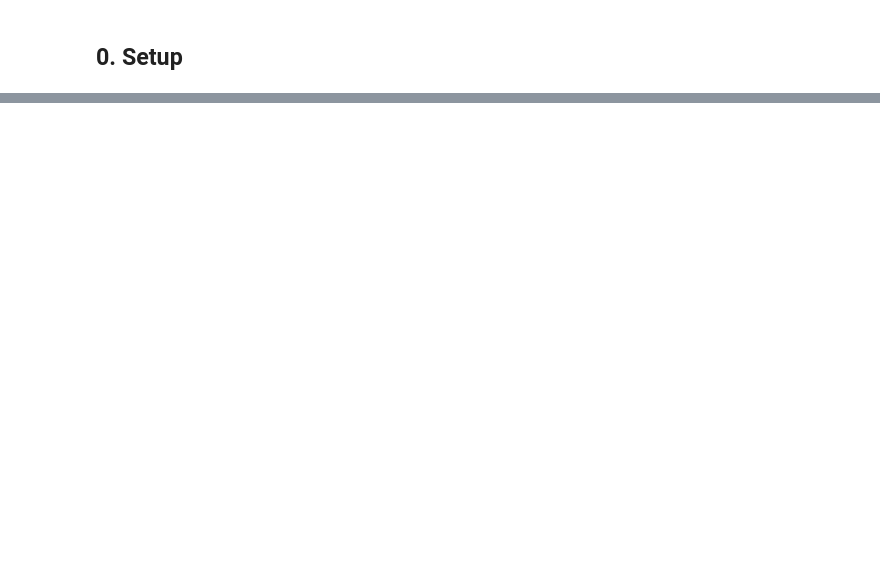
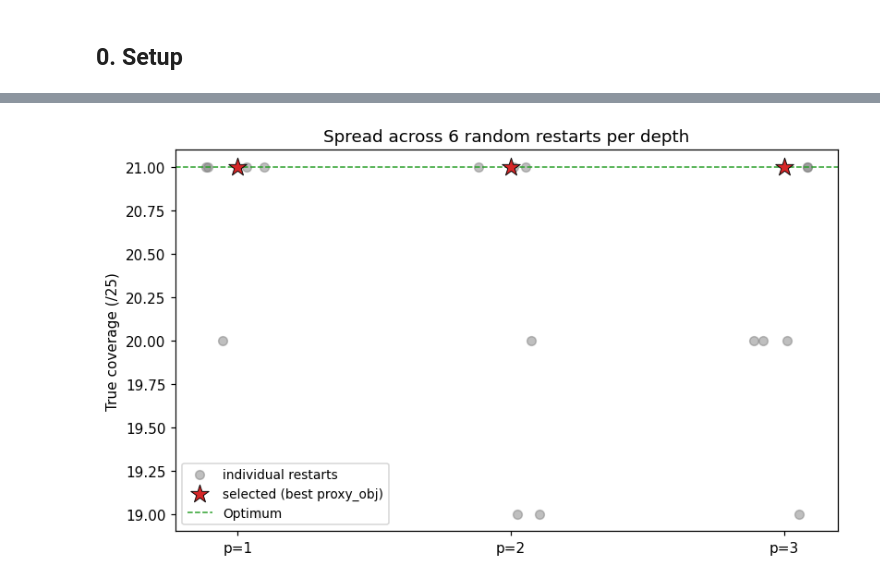
Before and after one commit to DevCisco/QuantumForecast, a Jupyter notebook: quantum_sensor_placement.ipynb, the cells around one changed output, grey strips where cells are left out. Saved outputs shown, nothing was run; the diff lists cells and outputs as text; code cells hidden in the pictures; blank space fills up the shorter version.

```diff
--- a/quantum_sensor_placement.ipynb
+++ b/quantum_sensor_placement.ipynb
@@ -464,0 +648,20 @@ evitare scope creep):
+# %%
+fig, ax = plt.subplots(figsize=(7.5, 4.5))
+rng_plot = np.random.default_rng(0)
+for i, reps in enumerate(QAOA_REPS_LIST):
+    stats = qaoa_restart_stats[reps]
+    jitter = rng_plot.uniform(-0.12, 0.12, size=len(stats))
+    ax.scatter(np.full(len(stats), i) + jitter, stats['true_coverage'],
+               alpha=0.5, color='gray', s=40, label='individual restarts' if i == 0 else None)
+    ax.scatter(i, qaoa_results[reps]['true_coverage'], color='#d62728', marker='*', s=180,
+               edgecolors='black', linewidths=0.6, zorder=3,
+               label='selected (best proxy_obj)' if i == 0 else None)
+ax.axhline(cov_brute, color='#2ca02c', linestyle='--', linewidth=1, label='Optimum')
+ax.set_xticks(range(len(QAOA_REPS_LIST)))
+ax.set_xticklabels([f'p={r}' for r in QAOA_REPS_LIST])
+ax.set_ylabel(f'True coverage (/{N_ZONES})')
+ax.set_title(f'Spread across {N_QAOA_RESTARTS} random restarts per depth')
+ax.legend(fontsize=9)
+plt.tight_layout(); plt.show()
+# %% [output]
+[figure, added]
```
Also changed, not shown: parts of 112 cells of this notebook, 1 other file.
